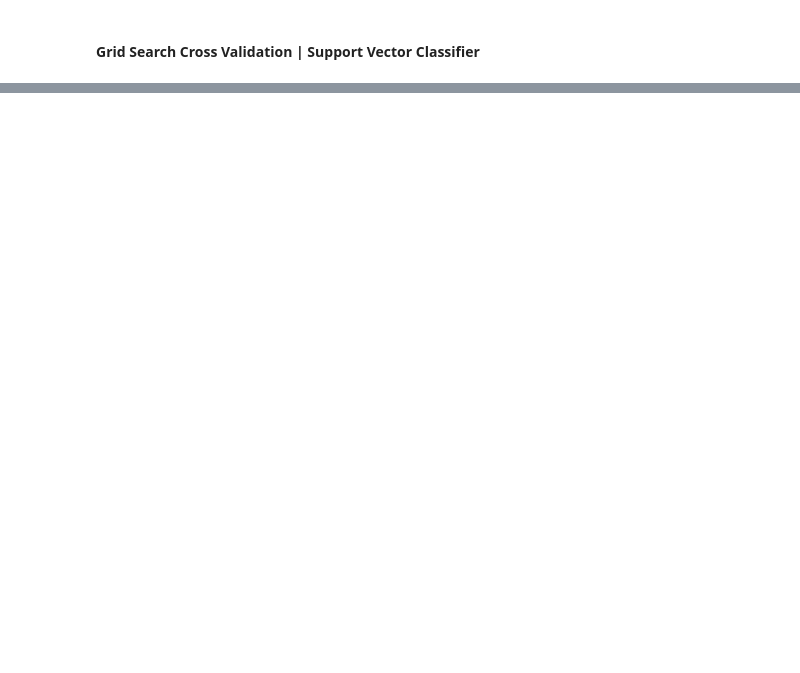
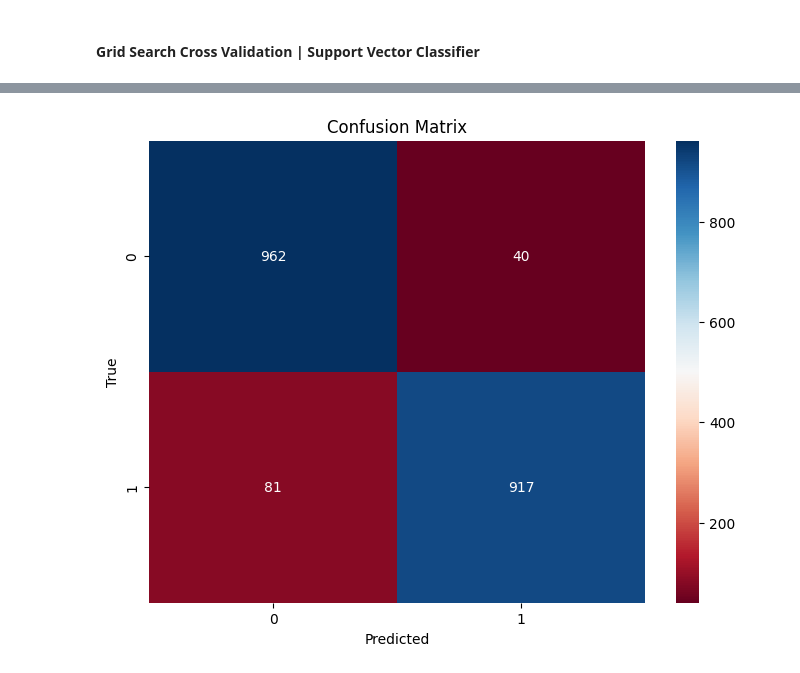
Before and after one commit to Lughaidh-w/Airline-Customer-Satisfaction, a Jupyter notebook: CA1.ipynb, the cells around one changed output, grey strips where cells are left out. Saved outputs shown, nothing was run; the diff lists cells and outputs as text; code cells hidden in the pictures; blank space fills up the shorter version.

```diff
--- a/CA1.ipynb
+++ b/CA1.ipynb
@@ -1414,0 +1511,12 @@ print("Best classifier__C:", grid_search.best_params_["model__C"])
+# %%
+model = SVC(C=10, kernel="rbf", gamma="auto")
+
+model.fit(X_train_pca_20, y_train_20)
+predictions = model.predict(X_test_pca_20)
+
+accuracy = accuracy_score(y_test_20, predictions)
+report = classification_report(y_test_20, predictions)
+
+print("Final Model (SVC) Accuracy:", accuracy)
+print("Final Model (SVC) Classification Report:")
+print(report)
@@ -1414,0 +1534,4 @@ print("Best classifier__C:", grid_search.best_params_["model__C"])
+# %%
+plot_confusion_matrix(y_test_20, predictions)
+# %% [output]
+[figure, added]
```
Also changed, not shown: parts of 25 cells of this notebook, 1 other file.
